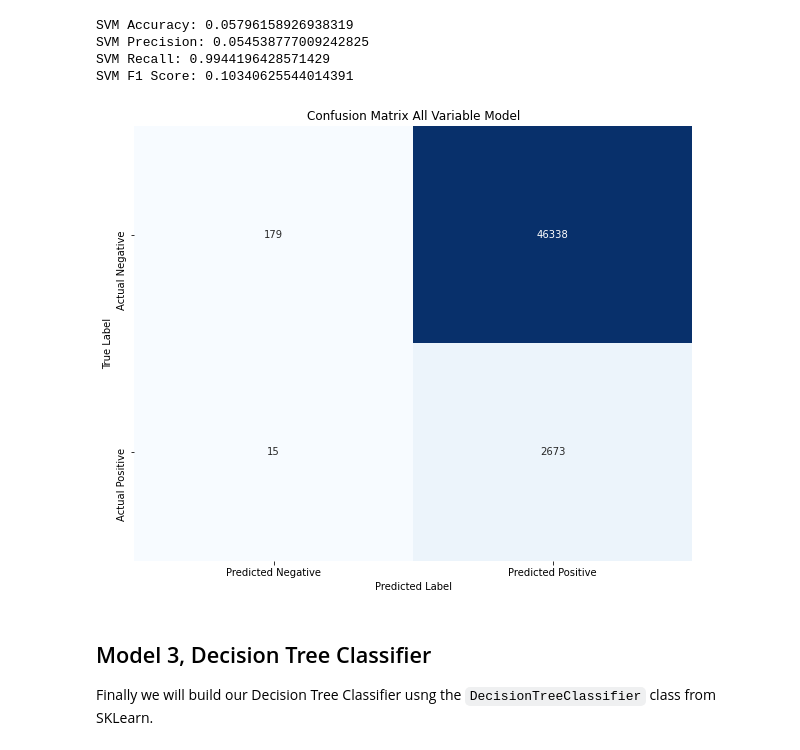
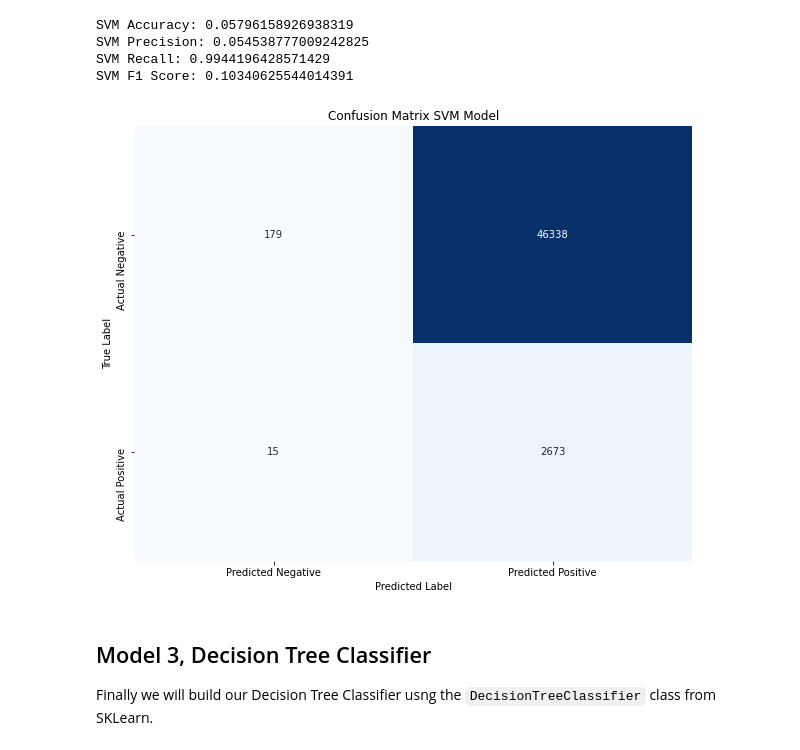
Before and after one commit to jackraiferbaruch/machine_learning_supervised_models, a Jupyter notebook: Heart Attack Prediction SML JRB.ipynb, the cells around one changed output. Saved outputs shown, nothing was run; the diff lists cells and outputs as text; code cells hidden in the pictures.

```diff
--- a/Heart Attack Prediction SML JRB.ipynb
+++ b/Heart Attack Prediction SML JRB.ipynb
@@ -421,18 +421,18 @@ SVM F1 Score: 0.10340625544014391
 # %%
 # Visualize the confusion matrix
 
 svm_conf_matrix = confusion_matrix(y_test, svm_pred)
 
 plt.figure(figsize=(10, 8))
 sns.heatmap(svm_conf_matrix, annot=True, cmap='Blues', fmt='d', cbar=False,
             xticklabels=['Predicted Negative', 'Predicted Positive'],
             yticklabels=['Actual Negative', 'Actual Positive'])
-plt.title('Confusion Matrix All Variable Model')
+plt.title('Confusion Matrix SVM Model')
 plt.xlabel('Predicted Label')
 plt.ylabel('True Label')
 plt.show()
 # %% [output]
-[figure, old version]
+[figure, new version]
 # %% [markdown]
 ## Model 3, Decision Tree Classifier
 
```
Also changed, not shown: parts of 1 cell of this notebook.
